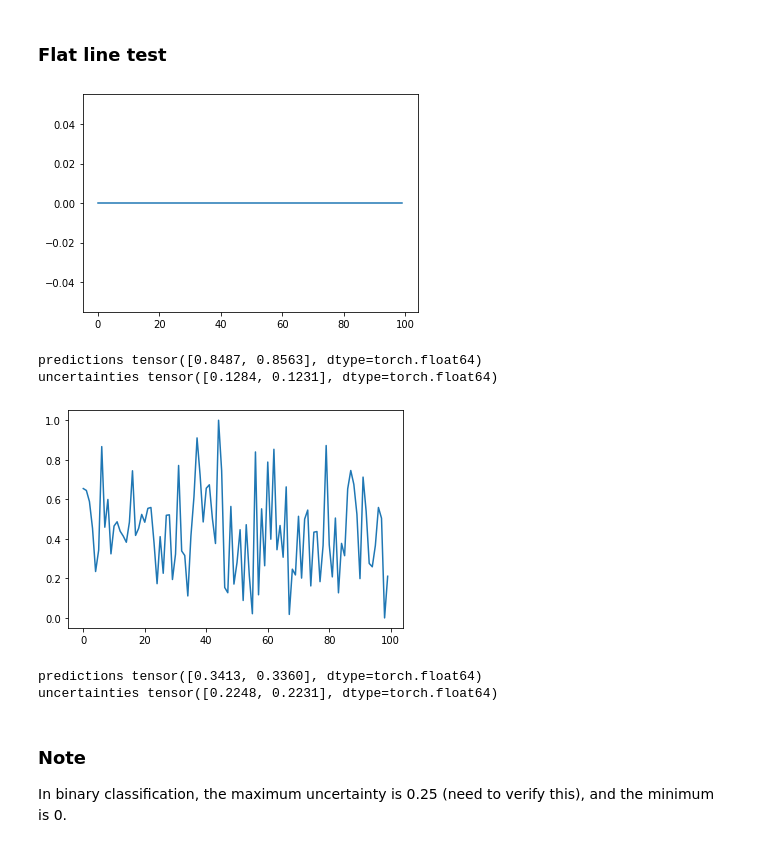
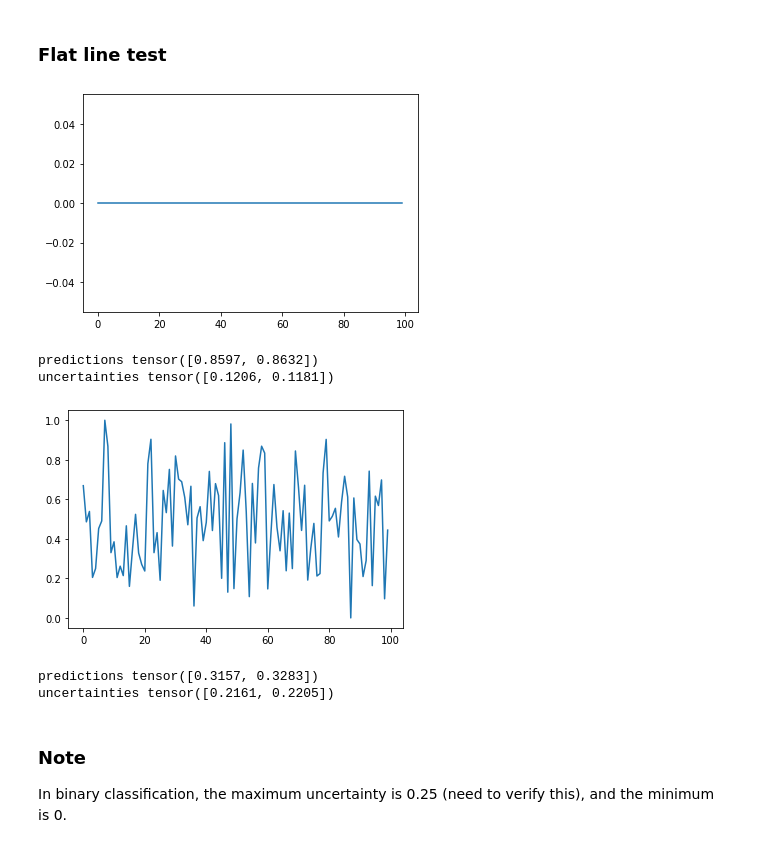
Before and after one commit to khanetor/dropout-in-rnn, a Jupyter notebook: Hill-Valley test.ipynb, the cells around one changed output. Cells and saved outputs as stored; diff of their text form; code cells hidden in the pictures.

Commit message:
refactor stochastic module

```diff
--- a/Hill-Valley test.ipynb
+++ b/Hill-Valley test.ipynb
@@ -74,6 +74,7 @@ class Net(StochasticSingleOutputModule):
 # %%
-net = Net().double()
-criterion = nn.BCEWithLogitsLoss()
+net = Net()
+def criterion(pre_sigmoid, post_sigmoid, label):
+    return nn.functional.binary_cross_entropy_with_logits(pre_sigmoid, label)
 
 M = filter_parameters(net.named_parameters(), "rnn", "weight")
 m = filter_parameters(net.named_parameters(), "rnn", "bias")
@@ -94,12 +95,12 @@ train_model(net, train_dl, criterion, optimizer, 5)
 [4, 100.00%] loss: 0.283135
 [5, 100.00%] loss: 0.212357
 Finish training
+# %%
+stochastic_net = StochasticDualOutputModule(net)
 # %%
-net.eval()
+stochastic_net.eval()
 with torch.no_grad():
-    outputs = net(x_test.transpose(-2, -3))
-    outputs = torch.sigmoid(outputs)
-    outputs = outputs.flatten(1)
+    _, outputs = stochastic_net(x_test.transpose(-2, -3))
     uncertainties = uncertainty_avg(outputs)
     predictions = prediction_avg(outputs)
 # %%
@@ -170,16 +162,14 @@ plot.fig.set_figwidth(12)
 # %% [markdown]
 ### Flat line test
 # %%
-new_x_test = minmax_scale(np.full((2, 100), 3.), axis=1)
+new_x_test = minmax_scale(np.full((2, 100), 3., dtype=np.float32), axis=1)
 new_x_test = np.expand_dims(new_x_test, axis=-1)
 new_x_test = new_x_test.swapaxes(-2,-3)
 new_x_test = torch.tensor(new_x_test)
 
-net.eval()
+stochastic_net.eval()
 with torch.no_grad():
-    outputs = net(new_x_test)
-    outputs = torch.sigmoid(outputs)
-    outputs = outputs.flatten(1)
+    _, outputs = stochastic_net(new_x_test)
     uncertainties = uncertainty_avg(outputs)
     predictions = prediction_avg(outputs)
 
@@ -189,30 +179,28 @@ print("predictions", predictions)
 print("uncertainties", uncertainties)
 # %% [output]
 [figure]
-predictions tensor([0.8487, 0.8563], dtype=torch.float64)
-uncertainties tensor([0.1284, 0.1231], dtype=torch.float64)
+predictions tensor([0.8597, 0.8632])
+uncertainties tensor([0.1206, 0.1181])
 # %%
-new_x_test = minmax_scale(np.random.randn(2, 100), axis=1)
+new_x_test = minmax_scale(np.random.randn(2, 100).astype(np.float32), axis=1)
 new_x_test = np.expand_dims(new_x_test, axis=-1)
 new_x_test = new_x_test.swapaxes(-2,-3)
 new_x_test = torch.tensor(new_x_test)
 
-net.eval()
+stochastic_net.eval()
 with torch.no_grad():
-    outputs = net(new_x_test)
-    outputs = torch.sigmoid(outputs)
-    outputs = outputs.flatten(1)
+    _, outputs = stochastic_net(new_x_test)
     uncertainties = uncertainty_avg(outputs)
     predictions = prediction_avg(outputs)
 
 plt.plot(new_x_test[:,0])
 plt.show()
 print("predictions", predictions)
 print("uncertainties", uncertainties)
 # %% [output]
-[figure, old version]
+[figure, new version]
-predictions tensor([0.3413, 0.3360], dtype=torch.float64)
-uncertainties tensor([0.2248, 0.2231], dtype=torch.float64)
+predictions tensor([0.3157, 0.3283])
+uncertainties tensor([0.2161, 0.2205])
 # %% [markdown]
 ### Note
 In binary classification, the maximum uncertainty is 0.25 (need to verify this), and the minimum is 0.
```
Also changed, not shown: parts of 10 cells of this notebook, 5 other files.
